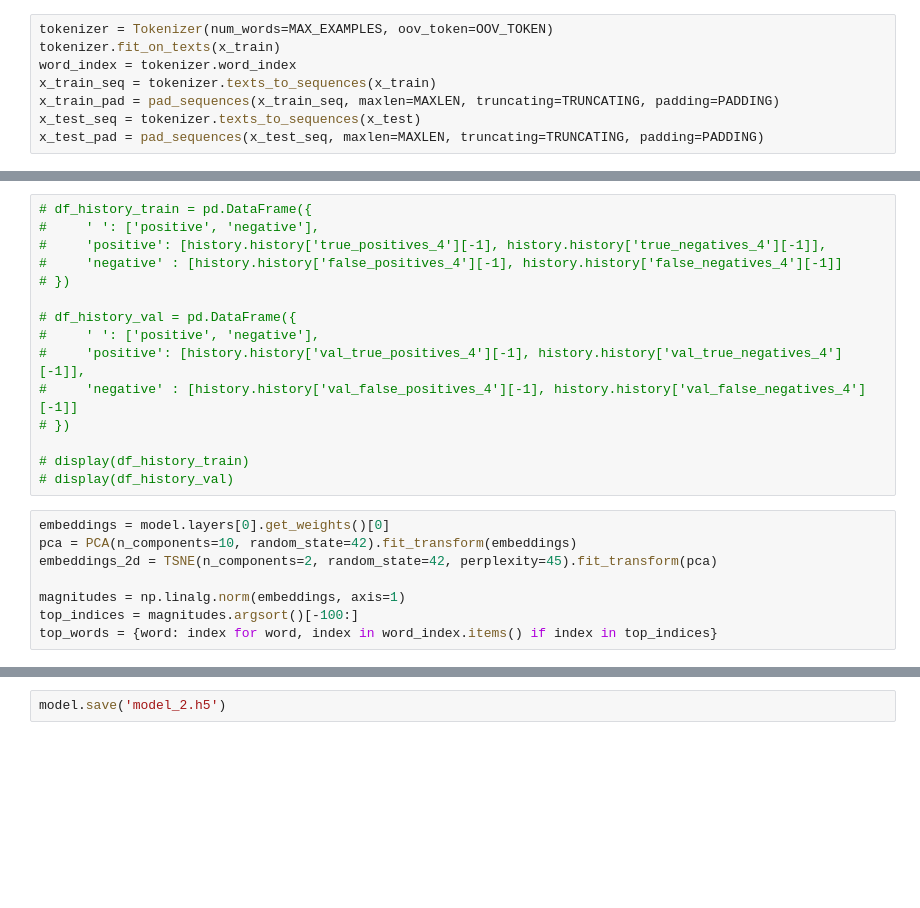
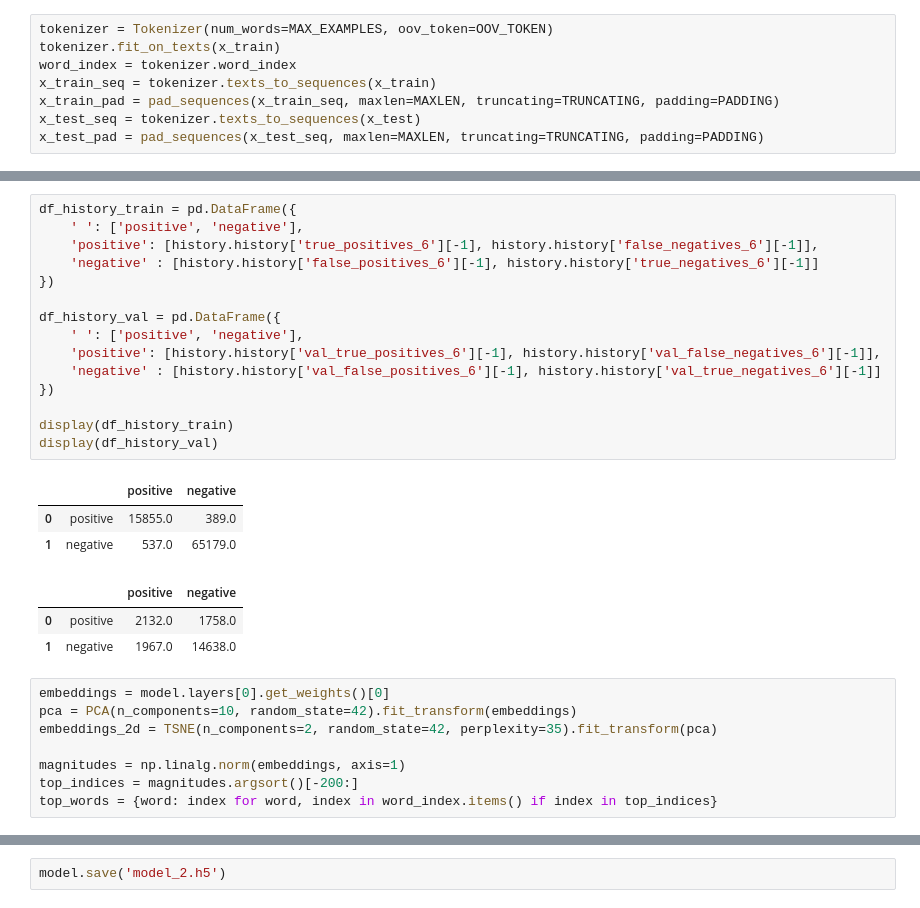
Before and after one commit to mausneg/Aspect-Based-Sentiment-Analysis-Hotel-Review, a Jupyter notebook: model_2.ipynb, the cells around one changed output, grey strips where cells are left out. Drawn from its saved outputs; the diff is of its cells as text; blank space fills up the shorter version.

```diff
--- a/model_2.ipynb
+++ b/model_2.ipynb
@@ -184,24 +186,31 @@ plt.show()
 # %%
-# df_history_train = pd.DataFrame({
-#     ' ': ['positive', 'negative'],
-#     'positive': [history.history['true_positives_4'][-1], history.history['true_negatives_4'][-1]],
-#     'negative' : [history.history['false_positives_4'][-1], history.history['false_negatives_4'][-1]]
-# })
+df_history_train = pd.DataFrame({
+    ' ': ['positive', 'negative'],
+    'positive': [history.history['true_positives_6'][-1], history.history['false_negatives_6'][-1]],
+    'negative' : [history.history['false_positives_6'][-1], history.history['true_negatives_6'][-1]]
+})
 
-# df_history_val = pd.DataFrame({
-#     ' ': ['positive', 'negative'],
-#     'positive': [history.history['val_true_positives_4'][-1], history.history['val_true_negatives_4'][-1]],
-#     'negative' : [history.history['val_false_positives_4'][-1], history.history['val_false_negatives_4'][-1]]
-# })
+df_history_val = pd.DataFrame({
+    ' ': ['positive', 'negative'],
+    'positive': [history.history['val_true_positives_6'][-1], history.history['val_false_negatives_6'][-1]],
+    'negative' : [history.history['val_false_positives_6'][-1], history.history['val_true_negatives_6'][-1]]
+})
 
-# display(df_history_train)
-# display(df_history_val)
+display(df_history_train)
+display(df_history_val)
+# %% [output]
+|  |  | positive | negative |
+| 0 | positive | 15855.0 | 389.0 |
+| 1 | negative | 537.0 | 65179.0 |
+|  |  | positive | negative |
+| 0 | positive | 2132.0 | 1758.0 |
+| 1 | negative | 1967.0 | 14638.0 |
 # %%
 embeddings = model.layers[0].get_weights()[0]
 pca = PCA(n_components=10, random_state=42).fit_transform(embeddings)
-embeddings_2d = TSNE(n_components=2, random_state=42, perplexity=45).fit_transform(pca)
+embeddings_2d = TSNE(n_components=2, random_state=42, perplexity=35).fit_transform(pca)
 
 magnitudes = np.linalg.norm(embeddings, axis=1)
-top_indices = magnitudes.argsort()[-100:]
+top_indices = magnitudes.argsort()[-200:]
 top_words = {word: index for word, index in word_index.items() if index in top_indices}
 # %%
```
Also changed, not shown: parts of 10 cells of this notebook, 10 other files.
